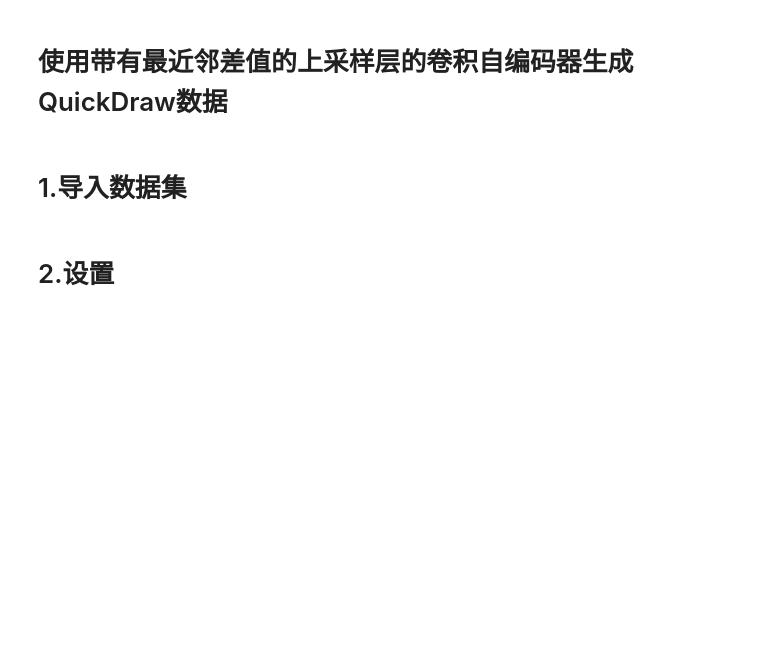
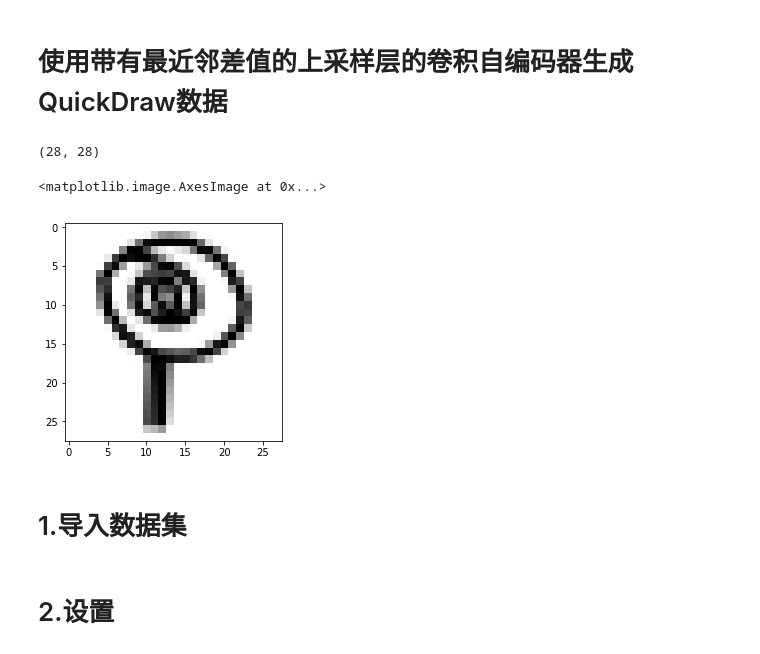
Before and after one commit to JJZHK-AI/AIKnowledgeBase, a Jupyter notebook: 03.深度学习/06.自编码器/02.卷积自编码器/06.最近邻差值-QuickDraw.ipynb, the cells around one changed output. Drawn from its saved outputs; the diff is of its cells as text; code cells hidden in the pictures; blank space fills up the shorter version.

```diff
--- a/03.深度学习/06.自编码器/02.卷积自编码器/06.最近邻差值-QuickDraw.ipynb
+++ b/03.深度学习/06.自编码器/02.卷积自编码器/06.最近邻差值-QuickDraw.ipynb
@@ -21,15 +21,21 @@ from torchvision import transforms
 if torch.cuda.is_available():
     torch.backends.cudnn.deterministic = True
 # %%
-df = pd.read_csv('quickdraw_png_set1_train.csv', index_col=0)
+DATA_ROOT = os.path.join("/input/QuickDraw")
+
+df = pd.read_csv(os.path.join(DATA_ROOT, 'quickdraw_png_set1_train.csv'), index_col=0)
 df.head()
 
-main_dir = 'quickdraw-png_set1/'
+main_dir = os.path.join(DATA_ROOT, 'images/')
 
 img = Image.open(os.path.join(main_dir, df.index[99]))
 img = np.asarray(img, dtype=np.uint8)
 print(img.shape)
 plt.imshow(np.array(img), cmap='binary')
+# %% [output]
+(28, 28)
+<matplotlib.image.AxesImage at 0x...>
+[figure, added]
 # %% [markdown]
 # 1.导入数据集
 # %%
```
Also changed, not shown: parts of 4 cells of this notebook, 1 other file.
